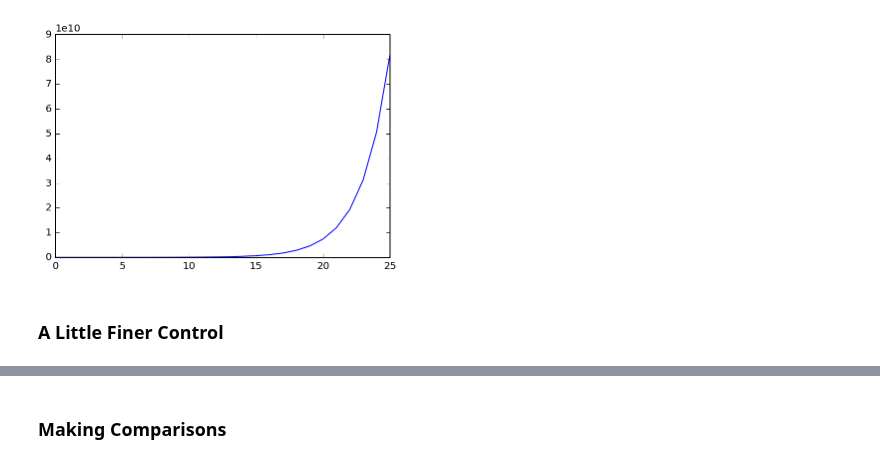
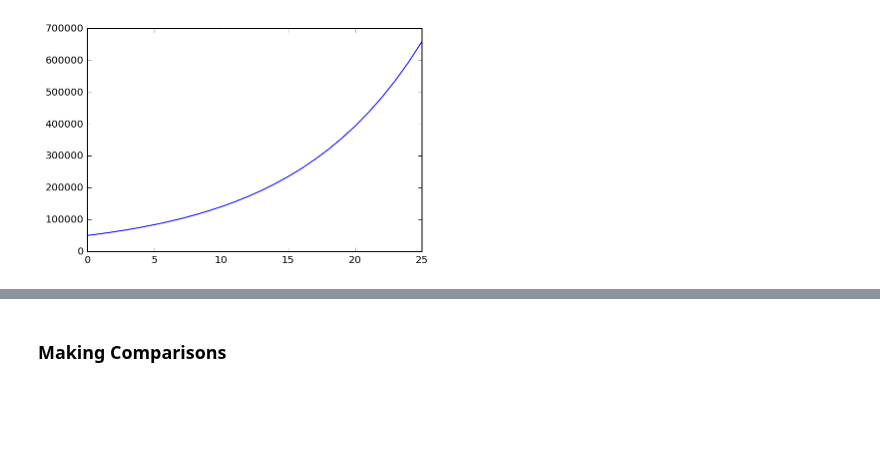
Before and after one commit to croach/oreilly-matplotlib-course, a Jupyter notebook: 05 - Interactivity/Retirement Calculator.ipynb, the cells around one changed output, grey strips where cells are left out. Cells and saved outputs as stored; diff of their text form; code cells hidden in the pictures; blank space fills up the shorter version.

```diff
--- a/05 - Interactivity/Retirement Calculator.ipynb
+++ b/05 - Interactivity/Retirement Calculator.ipynb
@@ -59,6 +86,4 @@ This is nice and super easy to use, but we've already seen a few problems. First
 # %%
-interact(plot_fv, p=(1, 1000000, 1000), i=(0.01, 1.0, 0.01), n=(1, 12), t=(1, 50));
+interact(plot_fv, p=(0, 100000, 1000), i=(0.01, 0.2, 0.001), n=(1, 12), t=(1, 50));
 # %% [output]
-[figure, old version]
+[figure, new version]
-# %% [markdown]
-### A Little Finer Control
```
Also changed, not shown: parts of 21 cells of this notebook.
